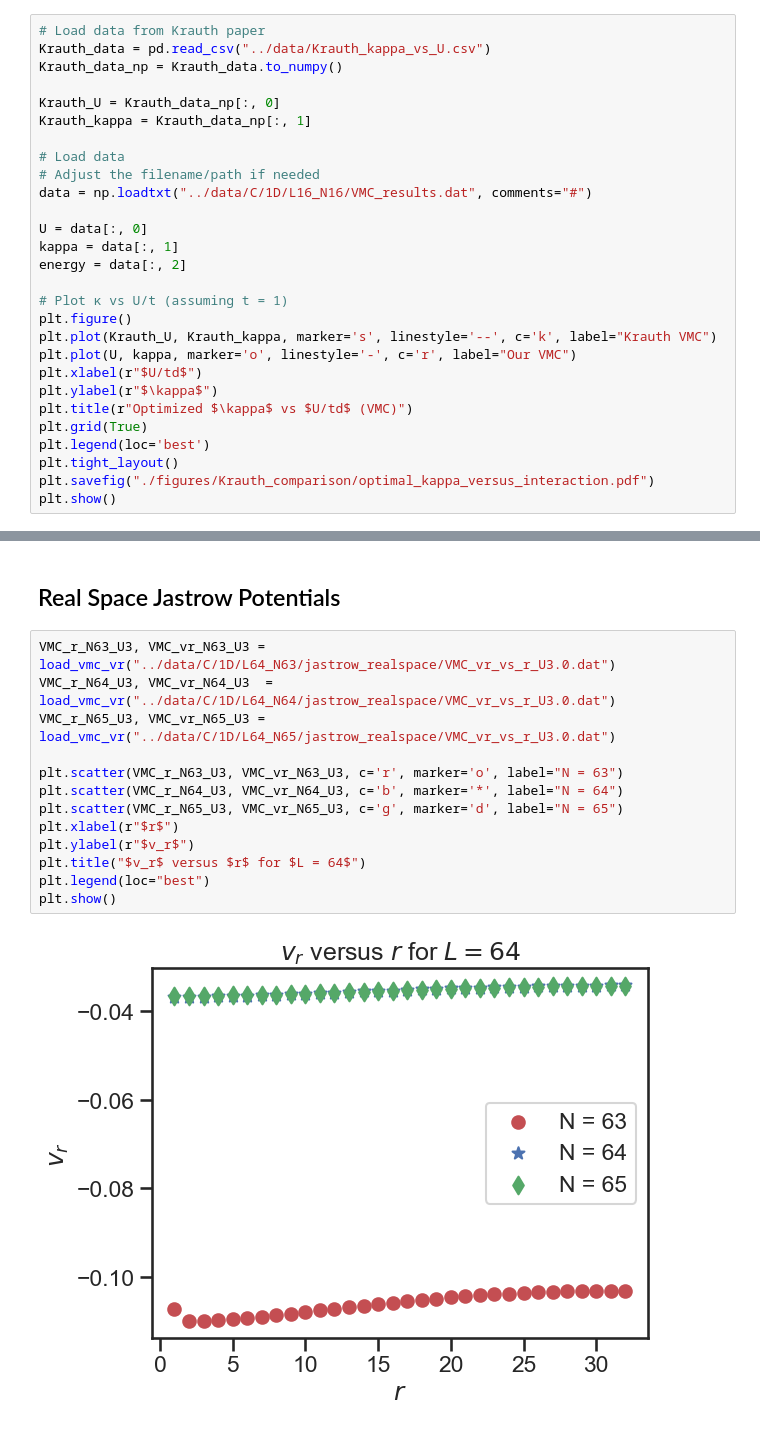
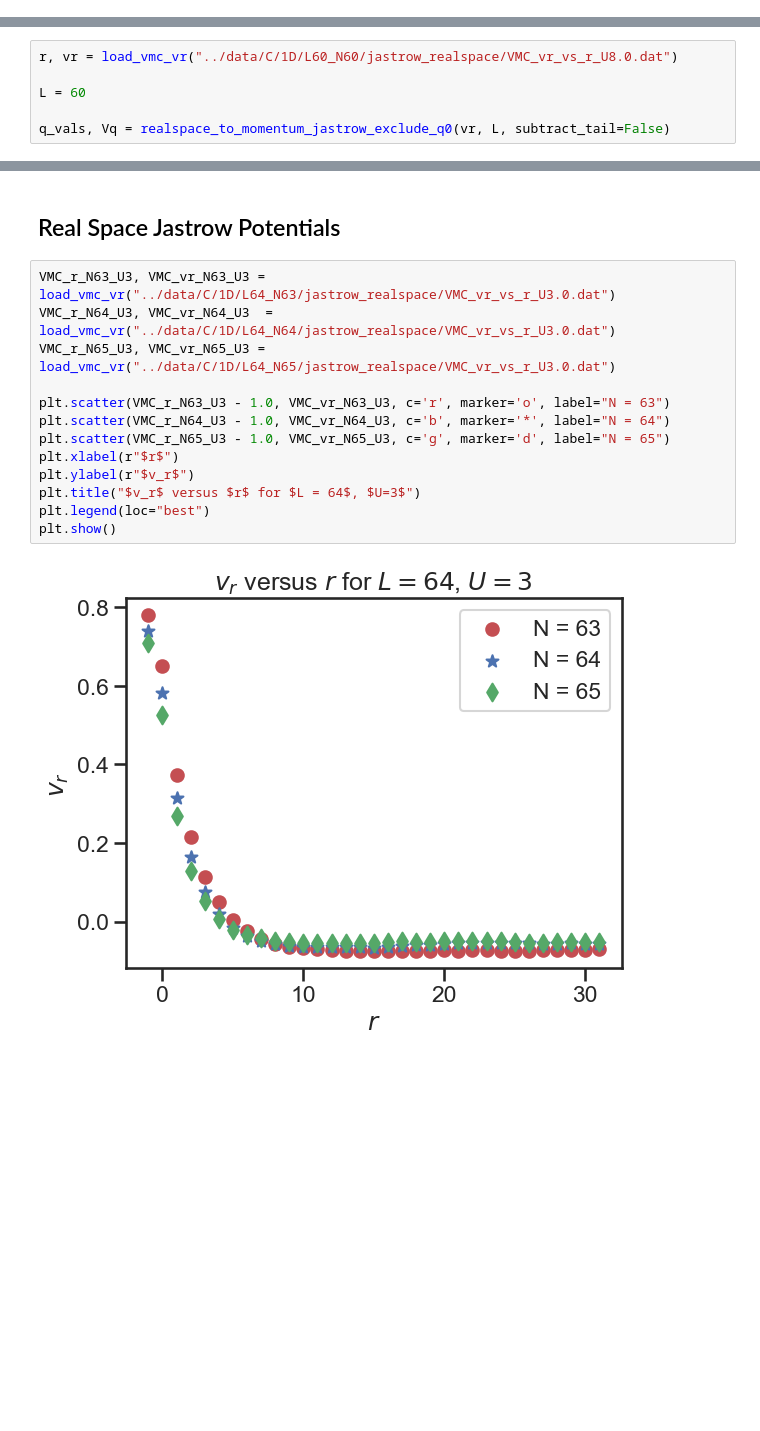
Before and after one commit to wmallah/Bose_Hubbard_VMC, a Jupyter notebook: VMCBoseHubbard/analysis_scripts/benchmark.ipynb, the cells around one changed output, grey strips where cells are left out. Drawn from its saved outputs; the diff is of its cells as text; blank space fills up the shorter version.

```diff
--- a/VMCBoseHubbard/analysis_scripts/benchmark.ipynb
+++ b/VMCBoseHubbard/analysis_scripts/benchmark.ipynb
@@ -622,31 +631,3 @@ plt.show()
 [figure]
 # %% [markdown]
 # Optimal Kappa Versus U/td Plot
-# %%
-# Load data from Krauth paper
-Krauth_data = pd.read_csv("../data/Krauth_kappa_vs_U.csv")
-Krauth_data_np = Krauth_data.to_numpy()
-
-Krauth_U = Krauth_data_np[:, 0]
-Krauth_kappa = Krauth_data_np[:, 1]
-
-# Load data
-# Adjust the filename/path if needed
-data = np.loadtxt("../data/C/1D/L16_N16/VMC_results.dat", comments="#")
-
-U = data[:, 0]
-kappa = data[:, 1]
-energy = data[:, 2]
-
-# Plot κ vs U/t (assuming t = 1)
-plt.figure()
-plt.plot(Krauth_U, Krauth_kappa, marker='s', linestyle='--', c='k', label="Krauth VMC")
-plt.plot(U, kappa, marker='o', linestyle='-', c='r', label="Our VMC")
-plt.xlabel(r"$U/td$")
-plt.ylabel(r"$\kappa$")
-plt.title(r"Optimized $\kappa$ vs $U/td$ (VMC)")
-plt.grid(True)
-plt.legend(loc='best')
-plt.tight_layout()
-plt.savefig("./figures/Krauth_comparison/optimal_kappa_versus_interaction.pdf")
-plt.show()
@@ -861,0 +1000,6 @@ plt.show()
+# %%
+r, vr = load_vmc_vr("../data/C/1D/L60_N60/jastrow_realspace/VMC_vr_vs_r_U8.0.dat")
+
+L = 60
+
+q_vals, Vq = realspace_to_momentum_jastrow_exclude_q0(vr, L, subtract_tail=False)
@@ -970,16 +1132,16 @@ plt.show()
 # %%
 VMC_r_N63_U3, VMC_vr_N63_U3 = load_vmc_vr("../data/C/1D/L64_N63/jastrow_realspace/VMC_vr_vs_r_U3.0.dat")
 VMC_r_N64_U3, VMC_vr_N64_U3  = load_vmc_vr("../data/C/1D/L64_N64/jastrow_realspace/VMC_vr_vs_r_U3.0.dat")
 VMC_r_N65_U3, VMC_vr_N65_U3 = load_vmc_vr("../data/C/1D/L64_N65/jastrow_realspace/VMC_vr_vs_r_U3.0.dat")
 
-plt.scatter(VMC_r_N63_U3, VMC_vr_N63_U3, c='r', marker='o', label="N = 63")
-plt.scatter(VMC_r_N64_U3, VMC_vr_N64_U3, c='b', marker='*', label="N = 64")
-plt.scatter(VMC_r_N65_U3, VMC_vr_N65_U3, c='g', marker='d', label="N = 65")
+plt.scatter(VMC_r_N63_U3 - 1.0, VMC_vr_N63_U3, c='r', marker='o', label="N = 63")
+plt.scatter(VMC_r_N64_U3 - 1.0, VMC_vr_N64_U3, c='b', marker='*', label="N = 64")
+plt.scatter(VMC_r_N65_U3 - 1.0, VMC_vr_N65_U3, c='g', marker='d', label="N = 65")
 plt.xlabel(r"$r$")
 plt.ylabel(r"$v_r$")
-plt.title("$v_r$ versus $r$ for $L = 64$")
+plt.title("$v_r$ versus $r$ for $L = 64$, $U=3$")
 plt.legend(loc="best")
 plt.show()
 # %% [output]
-[figure, old version]
+[figure, new version]
 # %%
```
Also changed, not shown: parts of 20 cells of this notebook, 33 other files.
